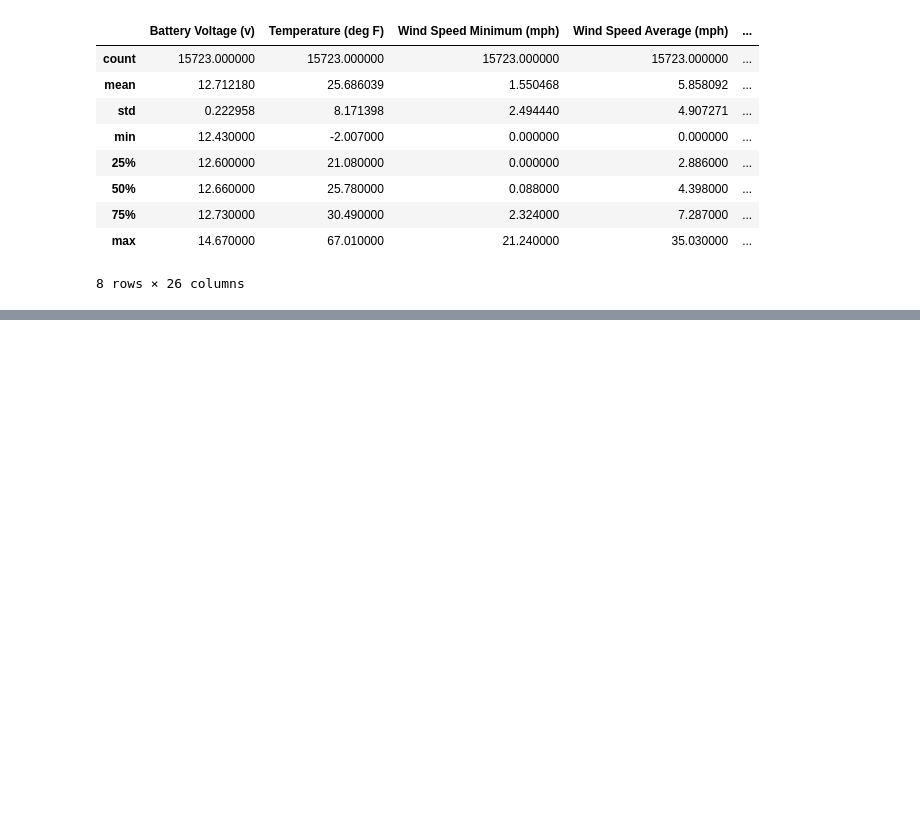
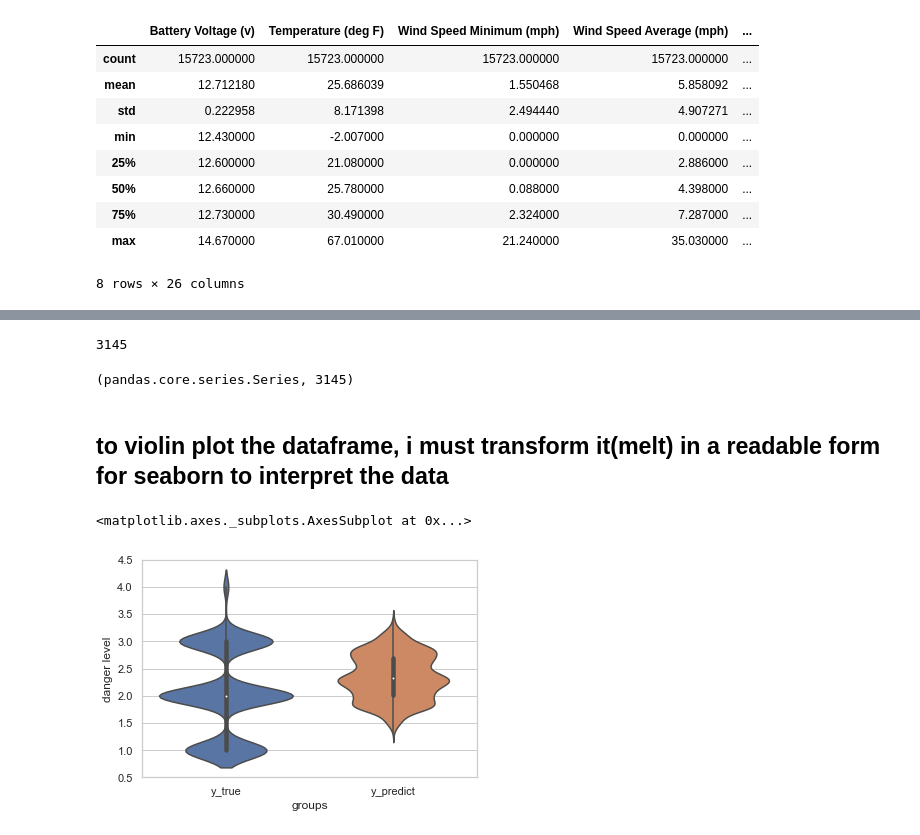
Before and after one commit to kevintheduu/avalanche-predictor, a Jupyter notebook: model_6.ipynb, the cells around one changed output, grey strips where cells are left out. Drawn from its saved outputs; the diff is of its cells as text; code cells hidden in the pictures; blank space fills up the shorter version.

Commit message:
add violin plots

```diff
--- a/model_6.ipynb
+++ b/model_6.ipynb
@@ -278,4 +276,2 @@ mean_absolute_error()
 # %%
-y_predict = list(pipe2.predict(X_test)[0:20])
-
-y_truth = y_test[0:20]
+y_predict = list(pipe2.predict(X_test))
@@ -332,0 +294,25 @@ for pred in (zip(y_predict_train,y_truth_train)):
+# %%
+len(y_predict)
+# %% [output]
+3145
+# %%
+y_predict = np.array(y_predict)
+# %%
+type(y_test),len(y_test)
+# %% [output]
+(pandas.core.series.Series, 3145)
+# %%
+df_y = (pd.DataFrame({'y_true':y_test,'y_predict':y_predict}))
+# %% [markdown]
+## to violin plot the dataframe, i must transform it(melt) in a readable form for seaborn to interpret the data
+# %%
+df_violin = pd.melt(df_y,var_name='groups',value_name='danger level')
+# %%
+import seaborn as sns
+sns.set(style="whitegrid")
+
+fig, axes = plt.subplots()
+sns.violinplot(x='groups',y='danger level', data=df_violin, ax = axes)
+# %% [output]
+<matplotlib.axes._subplots.AxesSubplot at 0x...>
+[figure, added]
```
Also changed, not shown: parts of 10 cells of this notebook.
